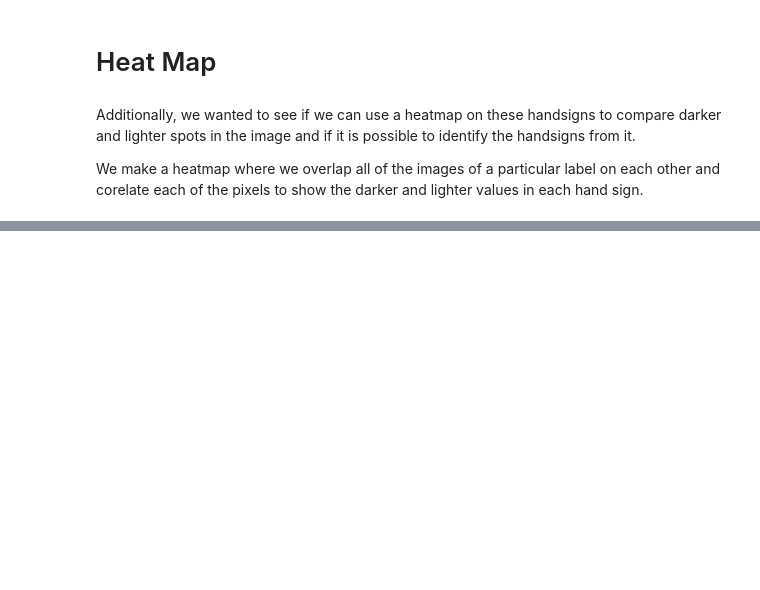
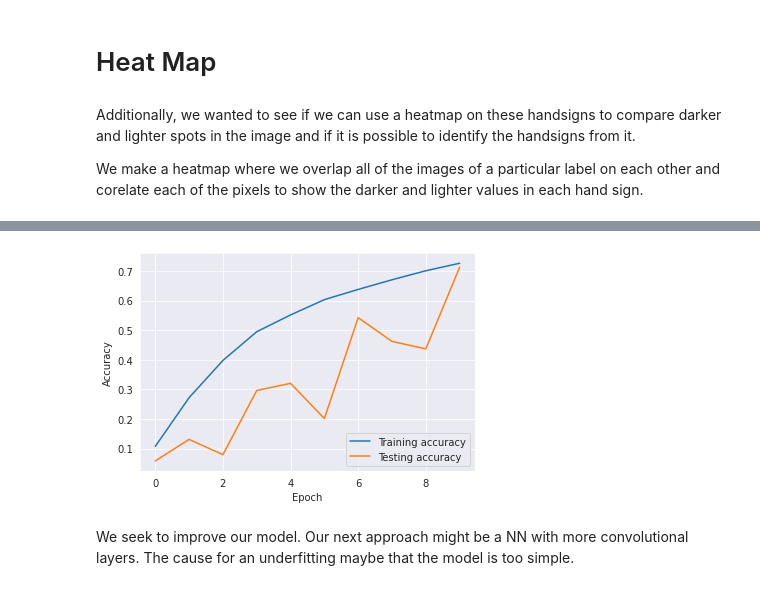
Before and after one commit to trishnasharma/ecs171_final_project, a Jupyter notebook: main.ipynb, the cells around one changed output, grey strips where cells are left out. Drawn from its saved outputs; the diff is of its cells as text; code cells hidden in the pictures; blank space fills up the shorter version.

```diff
--- a/main.ipynb
+++ b/main.ipynb
@@ -233,0 +466,10 @@ for rowsHM in range(6):
+# %%
+plt.plot(result_1.history['accuracy'], label='Training accuracy')
+plt.plot(result_1.history['val_accuracy'], label = 'Testing accuracy')
+plt.xlabel('Epoch')
+plt.ylabel('Accuracy')
+# plt.ylim([0.5, 1])
+plt.legend(loc='lower right')
+
+test_loss, test_acc = model.evaluate(X_test,  y_test, verbose=2)
+# %% [output]
@@ -233,0 +477,3 @@ for rowsHM in range(6):
+[figure, added]
+# %% [markdown]
+We seek to improve our model. Our next approach might be a NN with more convolutional layers. The cause for an underfitting maybe that the model is too simple.
```
Also changed, not shown: parts of 27 cells of this notebook.
